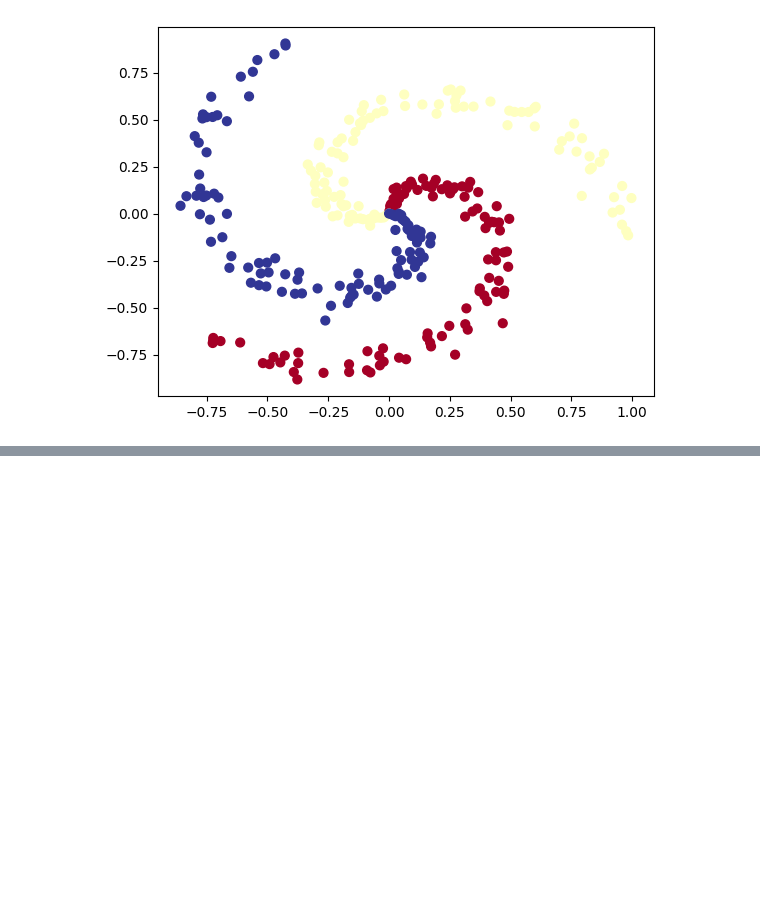
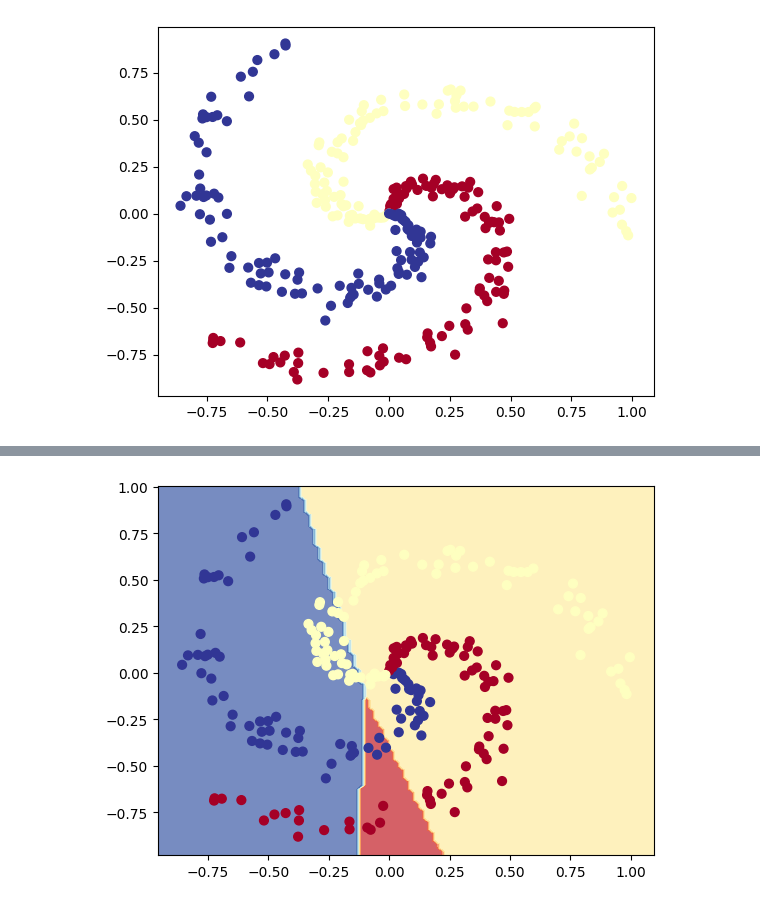
Before and after one commit to KonradGonrad/PyTorch-deep-learning, a Jupyter notebook: extras/exercises/02_pytorch_classification_exercises.ipynb, the cells around one changed output, grey strips where cells are left out. Saved outputs shown, nothing was run; the diff lists cells and outputs as text; code cells hidden in the pictures; blank space fills up the shorter version.

Commit message:
not completed forward fn yet

```diff
--- a/extras/exercises/02_pytorch_classification_exercises.ipynb
+++ b/extras/exercises/02_pytorch_classification_exercises.ipynb
@@ -330,6 +351,7 @@ y = torch.from_numpy(y).type(torch.LongTensor) # labels need to be of type long
 
 # Create train and test splits
 from sklearn.model_selection import train_test_split
+X_train, X_test, y_train, y_test = train_test_split(X, y, test_size = 0.2, random_state=RANDOM_SEED)
 # %%
 # Let's calculuate the accuracy for when we fit our model
 !pip -q install torchmetrics # colab doesn't come with torchmetrics
@@ -367,4 +429,5 @@ Pred labels:
 # %%
 # Setup loss function and optimizer
-# loss_fn =
-# optimizer =
+loss_fn = torch.nn.CrossEntropyLoss()
+optimizer = torch.optim.SGD(model_1.parameters(),
+                          lr=0.001)
@@ -371,31 +438,41 @@ Pred labels:
 # %%
 # Build a training loop for the model
 
+epochs = 1000
+
 # Loop over data
+for epoch in range(epochs):
+  ## Training
+  model_1.train()
+  # 1. Forward pass
+  y_train_logits = model_1(X_train)
 
+  y_train_pred_probs = torch.softmax(y_train_logits, dim = 1)
 
-  ## Training
-
-  # 1. Forward pass
-
-
+  y_train_pred_labels = torch.argmax(y_train_pred_probs, dim=1)
   # 2. Calculate the loss
-
+  train_loss = loss_fn(y_train_logits, y_train)
 
   # 3. Optimizer zero grad
-
+  optimizer.zero_grad()
 
   # 4. Loss backward
+  train_loss.backward()
+  train_acc = acc_fn(y_train_pred_labels, y_train)
+  # 5. Optimizer step
+  optimizer.step()
 
-
-  # 5. Optimizer step
-
-
+  model_1.eval()
   ## Testing
-
-
+  with torch.inference_mode():
     # 1. Forward pass
-
+    y_test_logits = model_1(X_test)
+    y_test_pred_probs = torch.softmax(y_test_logits, dim=1)
+    y_test_pred_labels = torch.argmax(y_test_pred_probs, dim=1)
     # 2. Caculate loss and acc
+    test_loss = loss_fn(y_test_logits, y_test)
+    test_acc = acc_fn(y_test_pred_labels, y_test)
 
   # Print out what's happening every 100 epochs
+  if epoch % 100 == 0:
+    print(f"Epoch: {epoch} | train loss: {train_loss}, train acc: {train_acc} | test loss: {test_loss}, test acc: {test_acc}")
@@ -402,2 +490,5 @@ Pred labels:
 # %%
 # Plot decision boundaries for training and test sets
+plot_decision_boundary(model_1, X_train, y_train)
+# %% [output]
+[figure, added]
```
Also changed, not shown: parts of 15 cells of this notebook.
